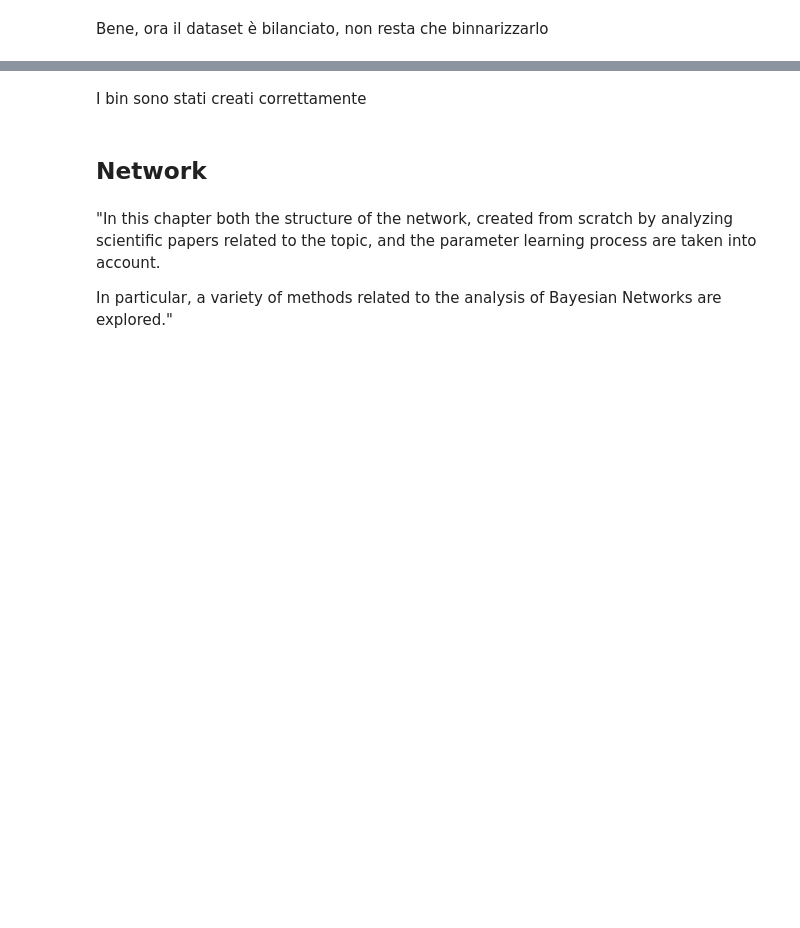
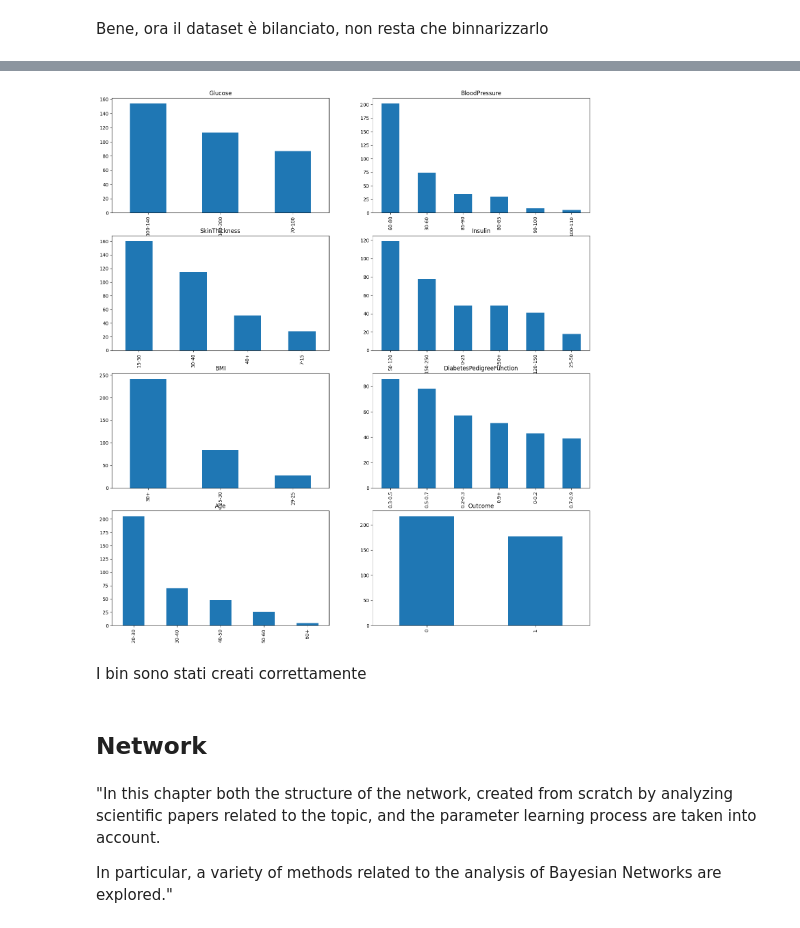
Before and after one commit to LucaZucchini97/Project_Venieri_Zucchini, a Jupyter notebook: FAIKR3_project_Venieri_Zucchini.ipynb, the cells around one changed output, grey strips where cells are left out. Drawn from its saved outputs; the diff is of its cells as text; code cells hidden in the pictures; blank space fills up the shorter version.

```diff
--- a/FAIKR3_project_Venieri_Zucchini.ipynb
+++ b/FAIKR3_project_Venieri_Zucchini.ipynb
@@ -237,7 +423,7 @@ conf = {"Pregnancies" :{
 
         "SkinThickness" :{
             "bins" : [6,15,30,40,np.max(df_balanced["SkinThickness"])],
-            "labels" : ["7,15","15,30","30-40","40+"]},
+            "labels" : ["7-15","15-30","30-40","40+"]},
 
         "Insulin" : {
             "bins" : [-1,25,50,120,150,250,np.max(df_balanced["Insulin"])],
@@ -269,3 +473,12 @@ for item in df_bin:
+# %%
+#Visualization of the binerized features distributions
+
+fig, axs = plt.subplots(4, 2, figsize=(18,20))
+axs = axs.flatten()
+for n,column_name in enumerate(df_bin.columns):
+    df_bin[column_name].value_counts().plot(kind='bar', title = column_name, ax = axs[n-1])
+# %% [output]
+[figure, added]
 # %% [markdown]
 I bin sono stati creati correttamente
 # %% [markdown]
```
Also changed, not shown: parts of 47 cells of this notebook.
